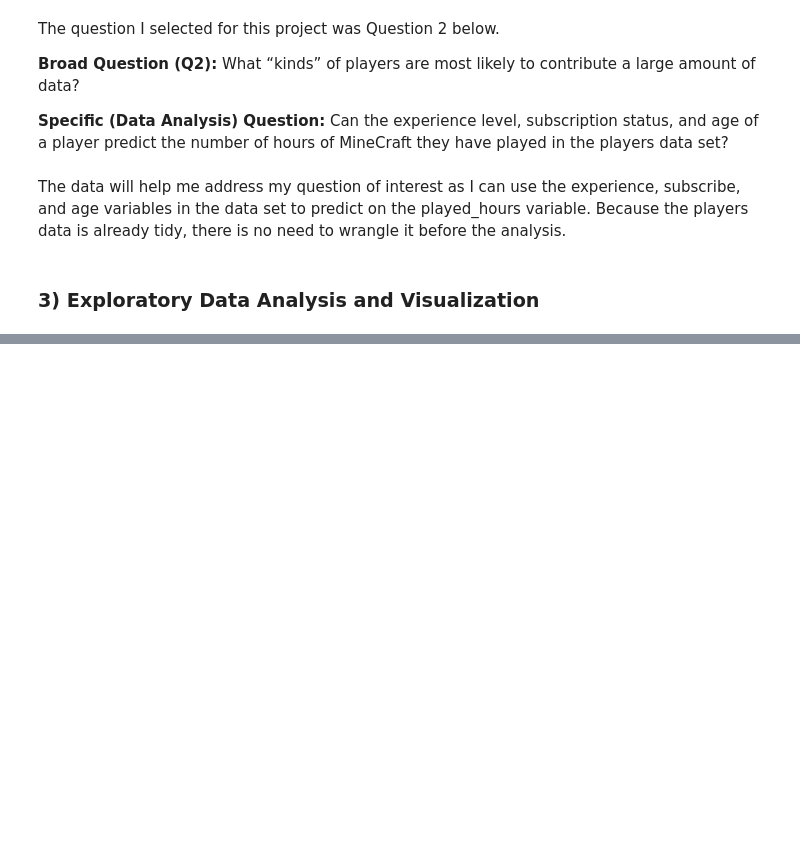
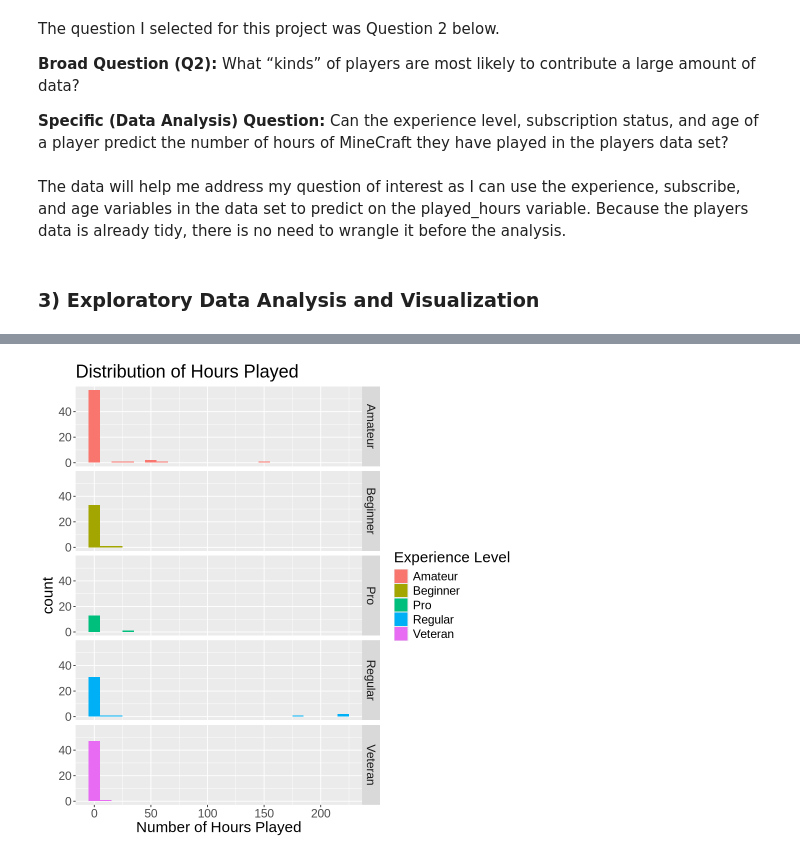
Before and after one commit to brianna-lin/DSCI_100_Individual_Project_Planning, a Jupyter notebook: individual_project_planning/individual_project_plan.ipynb, the cells around one changed output, grey strips where cells are left out. Cells and saved outputs as stored; diff of their text form; code cells hidden in the pictures; blank space fills up the shorter version.

```diff
--- a/individual_project_planning/individual_project_plan.ipynb
+++ b/individual_project_planning/individual_project_plan.ipynb
@@ -194,0 +235,11 @@ The data will help me address my question of interest as I can use the experienc
+# %%
+# played hours distribution with different experience levels
+played_hrs_grid <- players_data |>
+    ggplot(aes(x = played_hours, fill = experience)) +
+        geom_histogram(binwidth = 10, position = "identity") +
+        facet_grid(rows = vars(experience)) +
+        labs(x = "Number of Hours Played", fill = "Experience Level", title = "Distribution of Hours Played") +
+        theme(text = element_text(size = 18))
+played_hrs_grid
+# %% [output]
+[figure, added]
```
Also changed, not shown: parts of 10 cells of this notebook.
